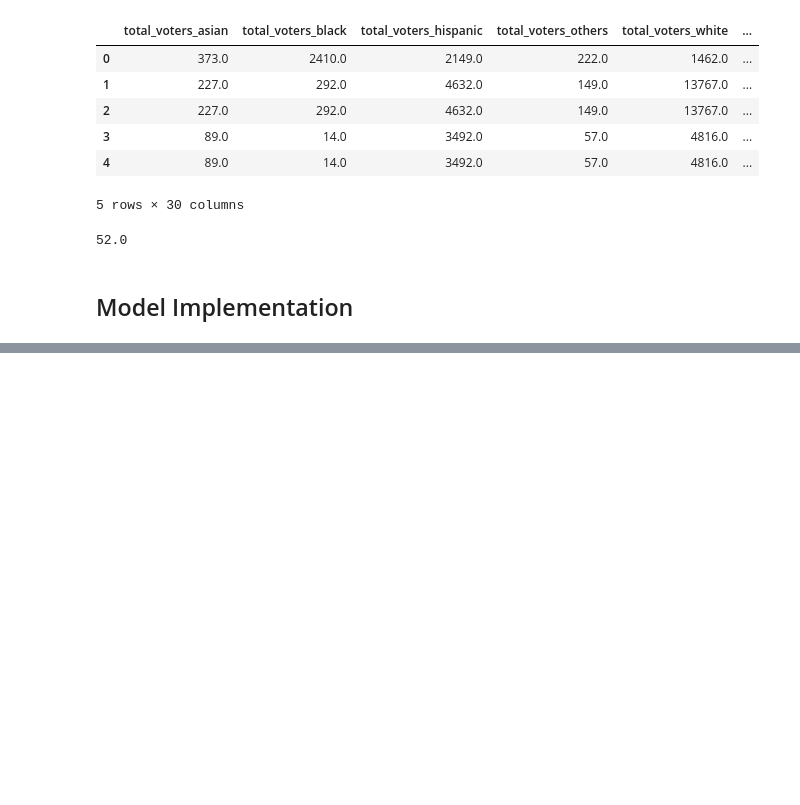
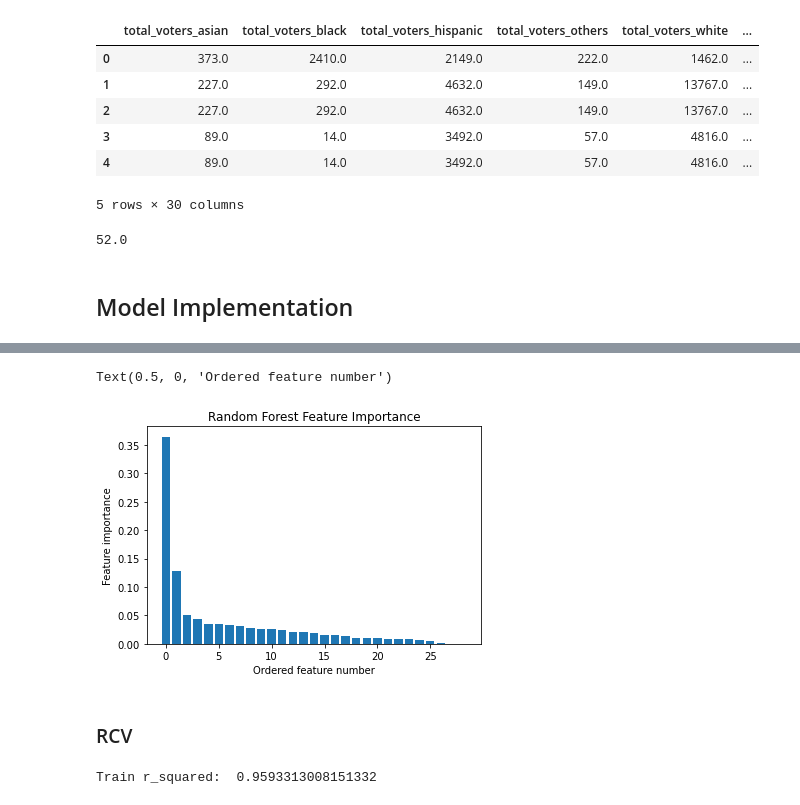
Before and after one commit to jnshzk/capstone, a Jupyter notebook: models.ipynb, the cells around one changed output, grey strips where cells are left out. Saved outputs shown, nothing was run; the diff lists cells and outputs as text; code cells hidden in the pictures; blank space fills up the shorter version.

Commit message:
added comparison between feature importance in rcv v. non-rcv cities

```diff
--- a/models.ipynb
+++ b/models.ipynb
@@ -171,5 +173,0 @@ Train accuracy:  0.9489663128269937
-# %%
-#examine feature importance
-feature_importance = list(rf.feature_importances_)
-for i, feature in enumerate(list(data.columns)):
-    print('Feature {} ({}) importance: {}'.format(i, feature, feature_importance[i]))
@@ -209,0 +174,19 @@ plt.xticks(rotation=45)
+# %%
+#function to generate and print ordered list of feature importance scores
+def ordered_feature_importance(features, feature_importances, n=10):
+    features = list(features)
+    feature_importance = list(feature_importances)
+
+    zipped = zip(features, feature_importance)
+    sorted_zipped = sorted(zipped, key=lambda x: x[1], reverse=True)
+
+    unzipped = list(zip(*sorted_zipped))
+    sorted_features = list(unzipped[0])
+    sorted_feature_importance = list(unzipped[1])
+
+    for i in range(n):
+        print('Feature {} ({}) importance: {}'.format(i, sorted_features[i], sorted_feature_importance[i]))
+
+    return sorted_features, sorted_feature_importance
+# %%
+sorted_features, sorted_feature_importance = ordered_feature_importance(data.columns, rf.feature_importances_, n=len(data.columns))
@@ -209,0 +211,22 @@ plt.xticks(rotation=45)
+# %%
+#plot feature importance
+plt.bar(np.arange(len(sorted_features)), sorted_feature_importance)
+plt.title('Random Forest Feature Importance')
+plt.ylabel('Feature importance')
+plt.xlabel('Ordered feature number')
+# %% [output]
+Text(0.5, 0, 'Ordered feature number')
+[figure, added]
+# %% [markdown]
+### RCV
+# %%
+#implement random forest
+rcv_df = df[df['rcv'] == 1]
+rcv_target = rcv_df['turnout']
+rcv_data = rcv_df.drop(columns=['turnout'])
+
+rcv_rf = RandomForestRegressor()
+rcv_rf.fit(rcv_data, rcv_target)
+print('Train r_squared: ', rcv_rf.score(rcv_data, rcv_target))
+# %% [output]
+Train r_squared:  0.9593313008151332
```
Also changed, not shown: parts of 15 cells of this notebook.
